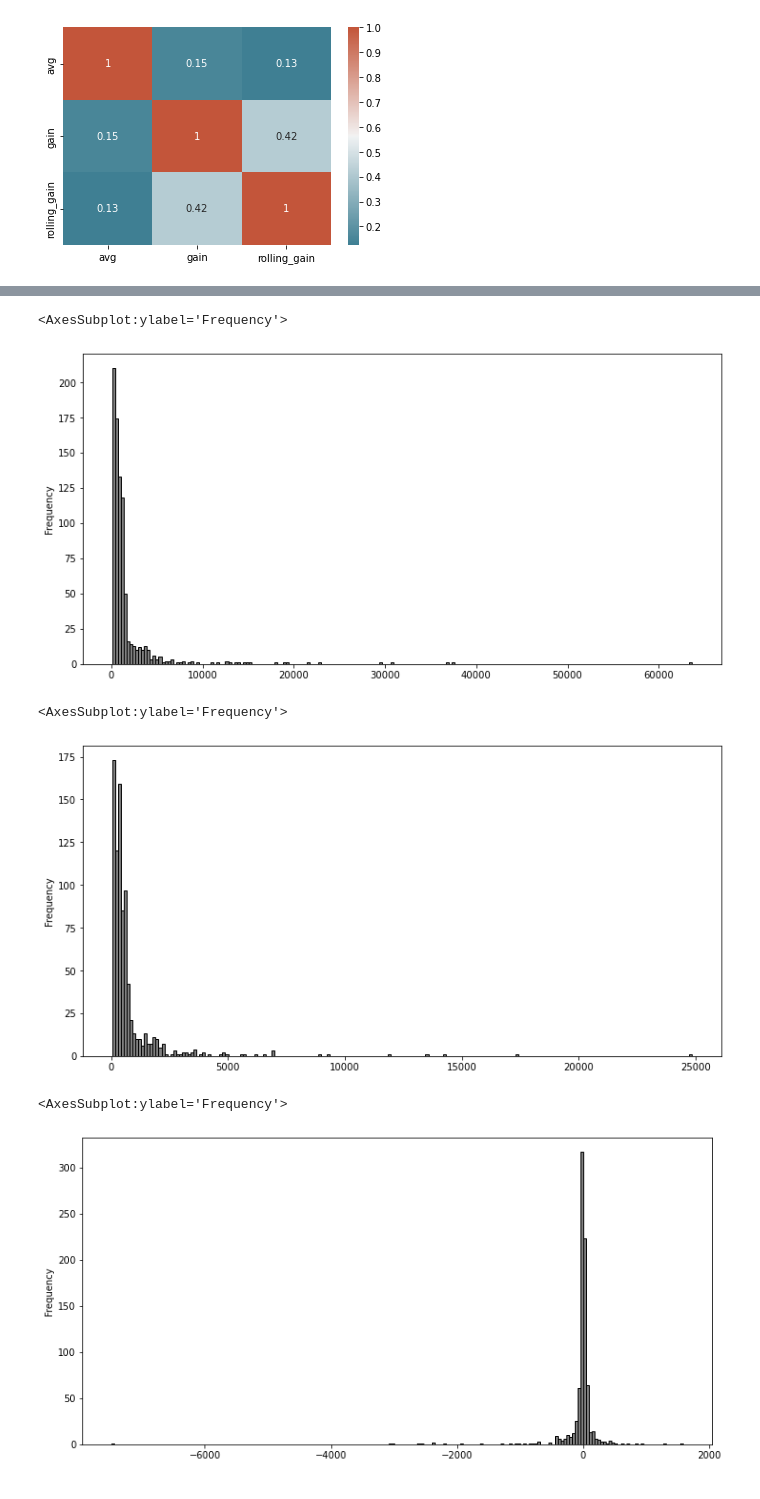
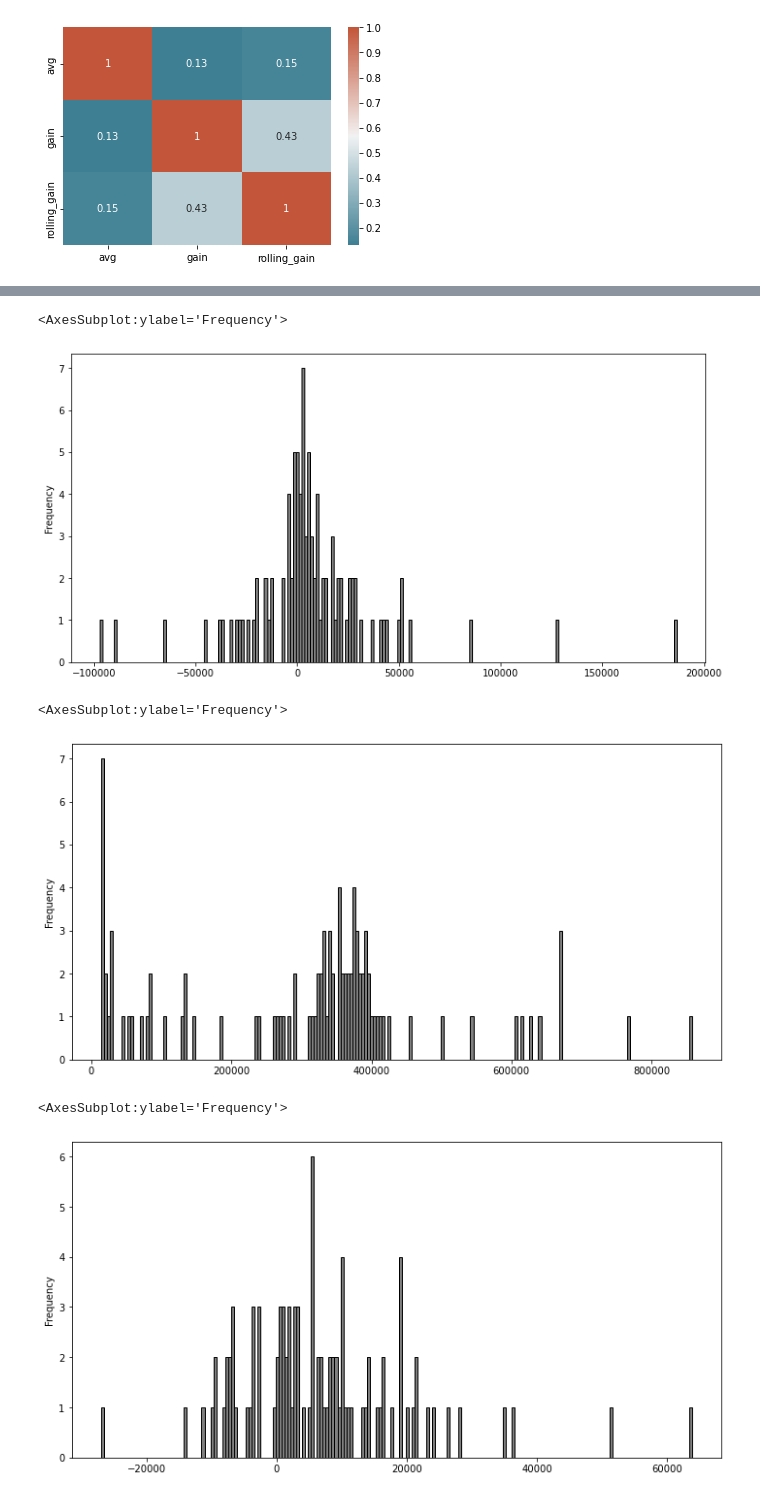
Before and after one commit to data301-2021-winter1/project-group01-project, a Jupyter notebook: notebooks/analysis1.ipynb, the cells around one changed output, grey strips where cells are left out. Cells and saved outputs as stored; diff of their text form; code cells hidden in the pictures.

```diff
--- a/notebooks/analysis1.ipynb
+++ b/notebooks/analysis1.ipynb
@@ -129,0 +133,3 @@ df_csgo_sorted
+# %%
+df_csgo_sorted = load_process_csgo('../data/raw/SteamCharts.csv')
+df_csgo_sorted
@@ -282,15 +297,15 @@ sns.pairplot(df_csgo_sorted)
 # %%
-df_csgo['peak'].plot(kind='hist', bins=200, figsize=(12, 6), facecolor='grey', edgecolor='black')
+df_csgo_sorted['gain'].plot(kind='hist', bins=200, figsize=(12, 6), facecolor='grey', edgecolor='black')
 # %% [output]
 <AxesSubplot:ylabel='Frequency'>
-[figure, old version]
+[figure, new version]
 # %%
-df_csgo['avg'].plot(kind='hist', bins=200, figsize=(12, 6), facecolor='grey', edgecolor='black')
+df_csgo_sorted['avg'].plot(kind='hist', bins=200, figsize=(12, 6), facecolor='grey', edgecolor='black')
 # %% [output]
 <AxesSubplot:ylabel='Frequency'>
-[figure, old version]
+[figure, new version]
 # %%
-df_csgo['gain'].plot(kind='hist', bins=200, figsize=(12, 6), facecolor='grey', edgecolor='black')
+df_csgo_sorted['rolling_gain'].plot(kind='hist', bins=200, figsize=(12, 6), facecolor='grey', edgecolor='black')
 # %% [output]
 <AxesSubplot:ylabel='Frequency'>
-[figure, old version]
+[figure, new version]
```
Also changed, not shown: parts of 32 cells of this notebook, 1 other file.
